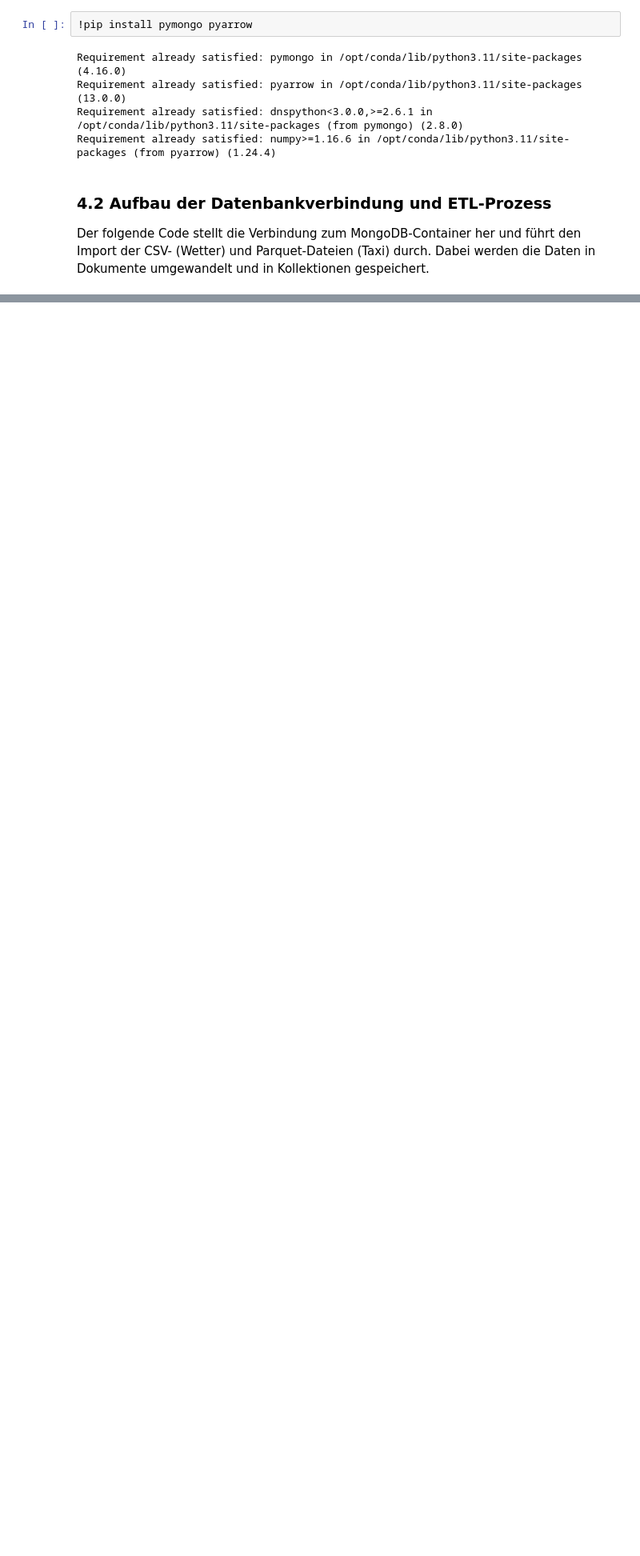
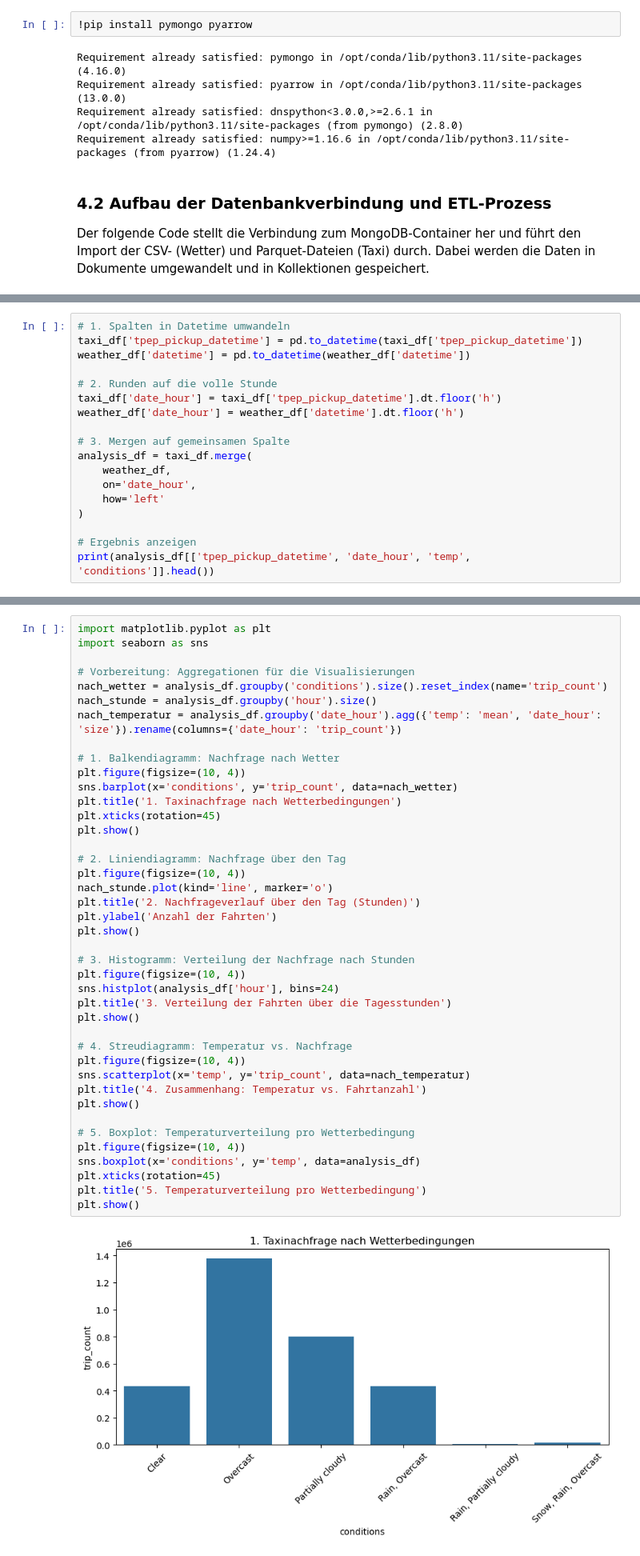
Before and after one commit to milojevicaa/BD_NYC_Taxi_Weather, a Jupyter notebook: Big_Data_Infrastruktur_Projekt_NYC.ipynb, the cells around one changed output, grey strips where cells are left out. Shown at 80% size. Cells and saved outputs as stored; diff of their text form; blank space fills up the shorter version.

Commit message:
Add files via upload
Add final analysis notebook

```diff
--- a/Big_Data_Infrastruktur_Projekt_NYC.ipynb
+++ b/Big_Data_Infrastruktur_Projekt_NYC.ipynb
@@ -92,0 +129,18 @@ Erfolg: 100000 Taxi-Fahrten in MongoDB gespeichert!
+# %%
+# 1. Spalten in Datetime umwandeln
+taxi_df['tpep_pickup_datetime'] = pd.to_datetime(taxi_df['tpep_pickup_datetime'])
+weather_df['datetime'] = pd.to_datetime(weather_df['datetime'])
+
+# 2. Runden auf die volle Stunde
+taxi_df['date_hour'] = taxi_df['tpep_pickup_datetime'].dt.floor('h')
+weather_df['date_hour'] = weather_df['datetime'].dt.floor('h')
+
+# 3. Mergen auf gemeinsamen Spalte
+analysis_df = taxi_df.merge(
+    weather_df,
+    on='date_hour',
+    how='left'
+)
+
+# Ergebnis anzeigen
+print(analysis_df[['tpep_pickup_datetime', 'date_hour', 'temp', 'conditions']].head())
@@ -92,0 +178,43 @@ Erfolg: 100000 Taxi-Fahrten in MongoDB gespeichert!
+# %%
+import matplotlib.pyplot as plt
+import seaborn as sns
+
+# Vorbereitung: Aggregationen für die Visualisierungen
+nach_wetter = analysis_df.groupby('conditions').size().reset_index(name='trip_count')
+nach_stunde = analysis_df.groupby('hour').size()
+nach_temperatur = analysis_df.groupby('date_hour').agg({'temp': 'mean', 'date_hour': 'size'}).rename(columns={'date_hour': 'trip_count'})
+
+# 1. Balkendiagramm: Nachfrage nach Wetter
+plt.figure(figsize=(10, 4))
+sns.barplot(x='conditions', y='trip_count', data=nach_wetter)
+plt.title('1. Taxinachfrage nach Wetterbedingungen')
+plt.xticks(rotation=45)
+plt.show()
+
+# 2. Liniendiagramm: Nachfrage über den Tag
+plt.figure(figsize=(10, 4))
+nach_stunde.plot(kind='line', marker='o')
+plt.title('2. Nachfrageverlauf über den Tag (Stunden)')
+plt.ylabel('Anzahl der Fahrten')
+plt.show()
+
+# 3. Histogramm: Verteilung der Nachfrage nach Stunden
+plt.figure(figsize=(10, 4))
+sns.histplot(analysis_df['hour'], bins=24)
+plt.title('3. Verteilung der Fahrten über die Tagesstunden')
+plt.show()
+
+# 4. Streudiagramm: Temperatur vs. Nachfrage
+plt.figure(figsize=(10, 4))
+sns.scatterplot(x='temp', y='trip_count', data=nach_temperatur)
+plt.title('4. Zusammenhang: Temperatur vs. Fahrtanzahl')
+plt.show()
+
+# 5. Boxplot: Temperaturverteilung pro Wetterbedingung
+plt.figure(figsize=(10, 4))
+sns.boxplot(x='conditions', y='temp', data=analysis_df)
+plt.xticks(rotation=45)
+plt.title('5. Temperaturverteilung pro Wetterbedingung')
+plt.show()
+# %% [output]
+[figure, added]
```
Also changed, not shown: parts of 13 cells of this notebook.
